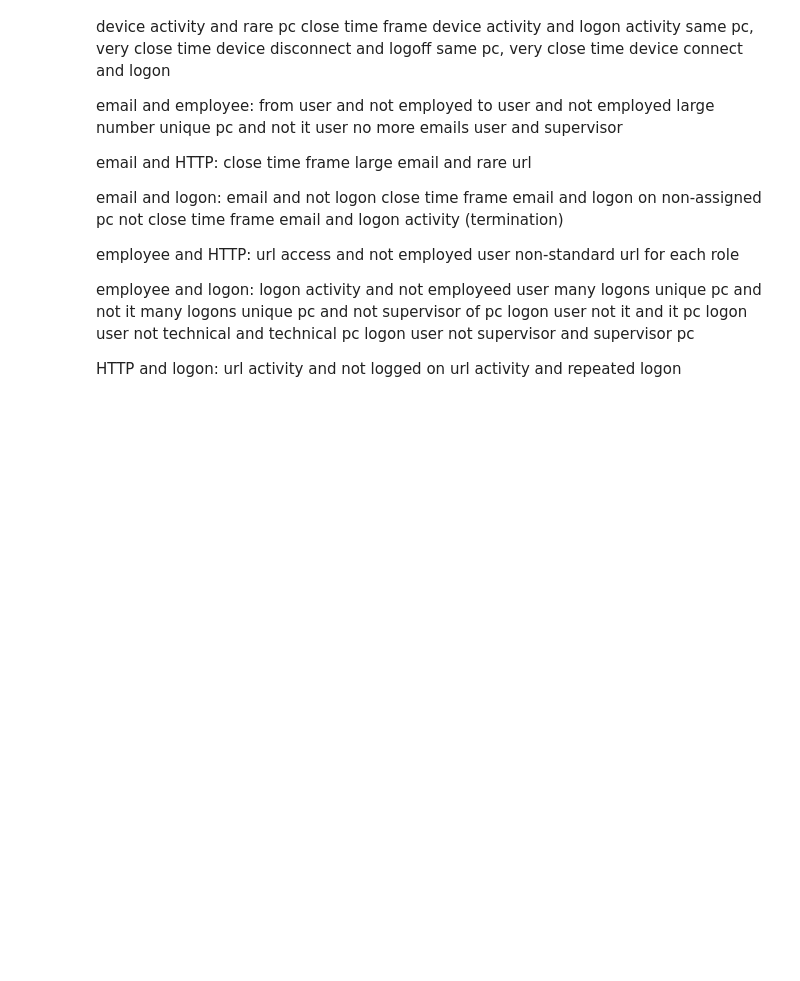
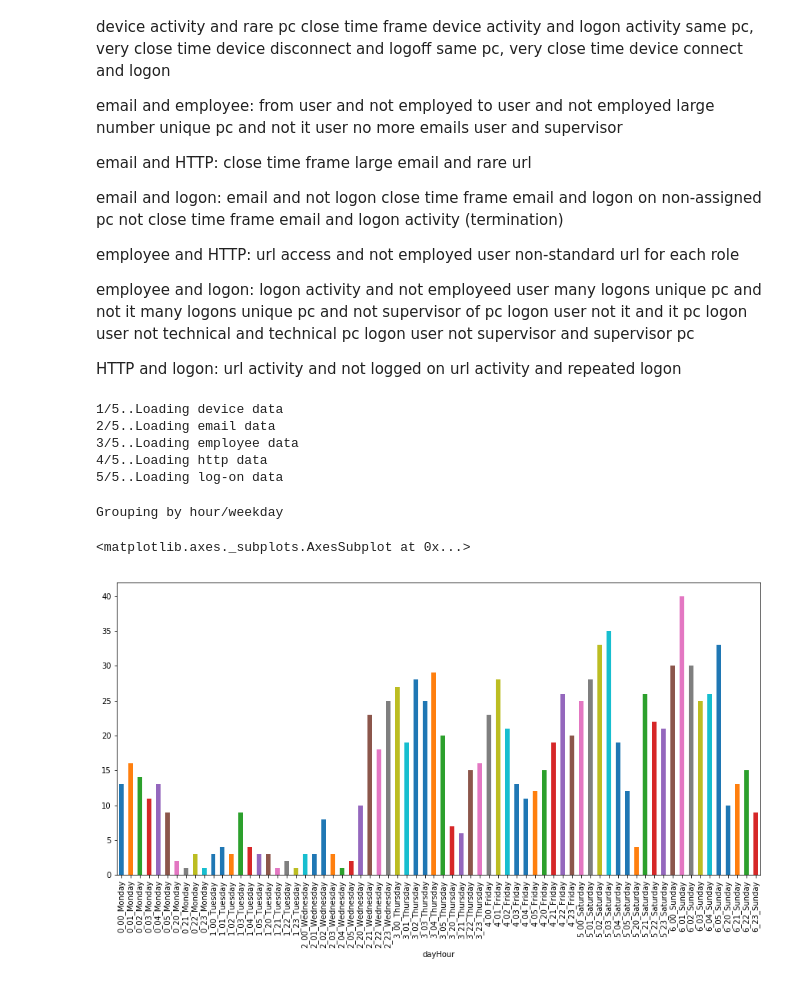
Before and after one commit to brandenchuarnold/cs3654-securitydata, a Jupyter notebook: Hypotheses.ipynb, the cells around one changed output. Drawn from its saved outputs; the diff is of its cells as text; code cells hidden in the pictures; blank space fills up the shorter version.

```diff
--- a/Hypotheses.ipynb
+++ b/Hypotheses.ipynb
@@ -106,3 +106,68 @@ logon user not supervisor and supervisor pc
 HTTP and logon:
 url activity and not logged on
 url activity and repeated logon
+# %%
+import pandas
+import numpy as np
+import matplotlib.pyplot as plt
+import nose.tools
+import pandas as pd
+import datetime
+import calendar
+
+%matplotlib inline
+%matplotlib notebook
+
+
+# Data files:
+
+dataFolder = "SecurityData/SecurityData/"
+
+print("1/5..Loading device data")
+devices = pandas.read_csv(dataFolder + 'device_info.csv').rename(columns={'user': 'user_id'})
+
+print("2/5..Loading email data")
+emails = pandas.read_csv(dataFolder + 'email_info.csv')
+
+print("3/5..Loading employee data")
+employees = pandas.read_csv(dataFolder + 'employee_info.csv')
+
+print("4/5..Loading http data")
+http = pandas.read_csv(dataFolder + 'http_info.csv').rename(columns={'user': 'user_id'})
+
+print("5/5..Loading log-on data")
+logon = pandas.read_csv(dataFolder + 'logon_info.csv').rename(columns={'user': 'user_id'})
+# %% [output]
+1/5..Loading device data
+2/5..Loading email data
+3/5..Loading employee data
+4/5..Loading http data
+5/5..Loading log-on data
+# %%
+# Functions to allowing grouping by hour of the weekday - so all events at 4pm on a monday get
+# put in the same bucket
+def dateConversionWrapper(dateStr):
+    d = datetime.datetime.strptime(dateStr, '%m/%d/%Y %H:%M:%S')
+    dayName = calendar.day_name[d.weekday()]
+    result = str(d.weekday()) + ("_%02d_" % d.hour) + dayName
+    return result
+
+def groupbyByHour_Weekday(orig_data, excludeWorkingHours=False):
+    print("Grouping by hour/weekday")
+    data = orig_data[["id", "date"]].copy()
+    data["dayHour"] = data["date"].apply(dateConversionWrapper)
+    dataGroups = data.groupby("dayHour")
+    hourCounts =  dataGroups["id"].count()
+    if excludeWorkingHours:
+        hourCounts = hourCounts[[(int(s[2:4]) < 6 or int(s[2:4]) > 19) for s in hourCounts.index]]
+    return hourCounts
+# %%
+# make figure take full width
+plt.rcParams["figure.figsize"] = [15, 7]
+
+#show plot of when devices were inserted/removed outside of regular business hours
+groupbyByHour_Weekday(devices, excludeWorkingHours=True).plot.bar()
+# %% [output]
+Grouping by hour/weekday
+<matplotlib.axes._subplots.AxesSubplot at 0x...>
+[figure, added]
```
Also changed, not shown: parts of 4 cells of this notebook.
